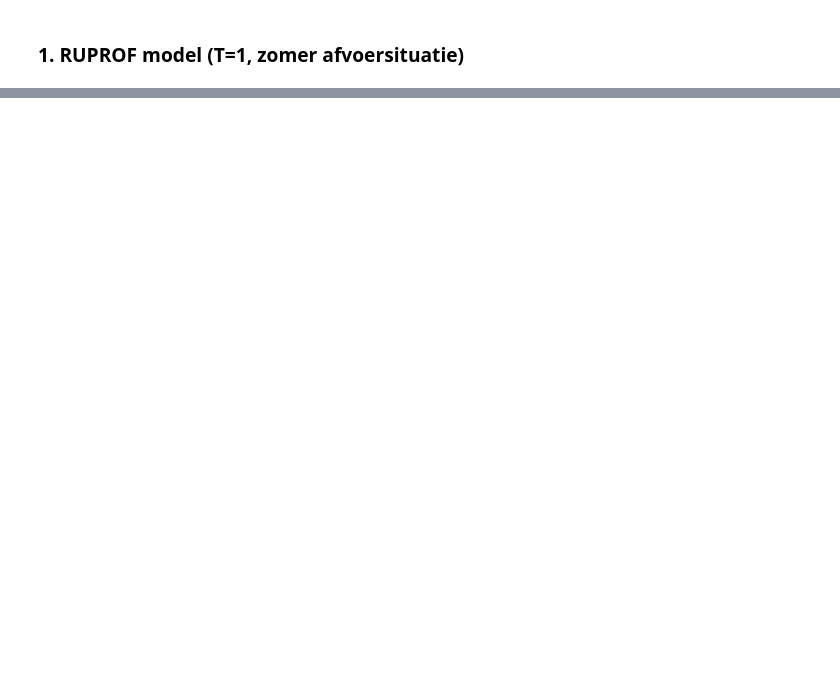
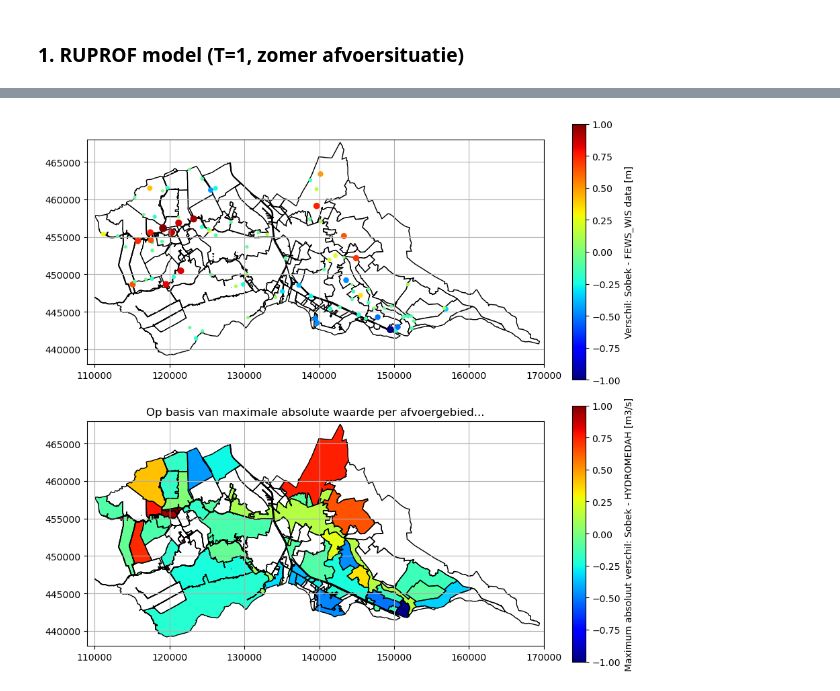
Before and after one commit to hdsr-mid/hydrology, a Jupyter notebook: Python scripts/Workflow Modelvalidatie/Workflow_model_validatie.ipynb, the cells around one changed output, grey strips where cells are left out. Cells and saved outputs as stored; diff of their text form; code cells hidden in the pictures; blank space fills up the shorter version.

```diff
--- a/Python scripts/Workflow Modelvalidatie/Workflow_model_validatie.ipynb
+++ b/Python scripts/Workflow Modelvalidatie/Workflow_model_validatie.ipynb
@@ -67,0 +65,27 @@ Output:
+# %%
+import os
+import numpy as np
+import functies_punt_WL_T1
+class paths():
+    # Input data
+    root           = os.getcwd()
+    df_WL_WISdata  = os.path.join(root, 'Input','FEWS-WIS','WL_2000_2023.csv') # FEWS-WIS data bij kunstwerken
+    df_WL_WISsites = os.path.join(root, 'Input','FEWS-WIS','ow_ws.csv') # FEWS-WIS metadata voor meetpunten
+    df_model       = os.path.join(root, 'Input','Sobek output','SOBEK_WL_281223.csv') # gemodelleerd debiet op basis van Sobek (op t=0 uit RUPROF)
+    shp_node       = os.path.join(root,"GIS input",'3b_nod_joined.shp') # shapefile van de model knopen, export uit Sobek en ge-joined met BR-peilgebieden in ArcMAP
+    shp_afvoer     = os.path.join(root,"GIS input","BR_VS_Afvoergebieden.shp") # shapefile van de afvoergebieden
+    shp_insteek   = os.path.join(root,"GIS input","BR-VS_Insteekvlak.shp") # shapefile van het insteekvlak
+    shp_afvoer    = os.path.join(root,"GIS input","BR_VS_Afvoergebieden.shp") # shapefile van de afvoergebieden
+
+    # Output data
+    gdf_data      = os.path.join(root,"GIS output","WL_T1_DATA.shp") # shapefile met de gemeten data (obv FEWS-WIS)
+    gdf_model     = os.path.join(root,"GIS output","WL_T1_RUPROF.shp") # shapefile met de Sobek data
+    gdf_joined    = os.path.join(root,"GIS output","WL_T1_RUPROF_DATA.shp") # shapefile met gemeten & gemodelleerd waterniveau
+    fig           = os.path.join(root,"Output",'fig_WL_T1.png') # figuur met de verschillen in waterniveau
+    fightml       = os.path.join(root,"Output",'fig_WL_T1.html') # figuur met de verschillen in waterniveau
+
+months = [5,6,7,8,9] # maanden in het jaar om statistiek over te berekenen
+years  = np.arange(2000,2023)
+functies_punt_WL_T1.main(paths,months,years)
+# %% [output]
+[figure, added]
```
Also changed, not shown: parts of 39 cells of this notebook, 11 other files.
